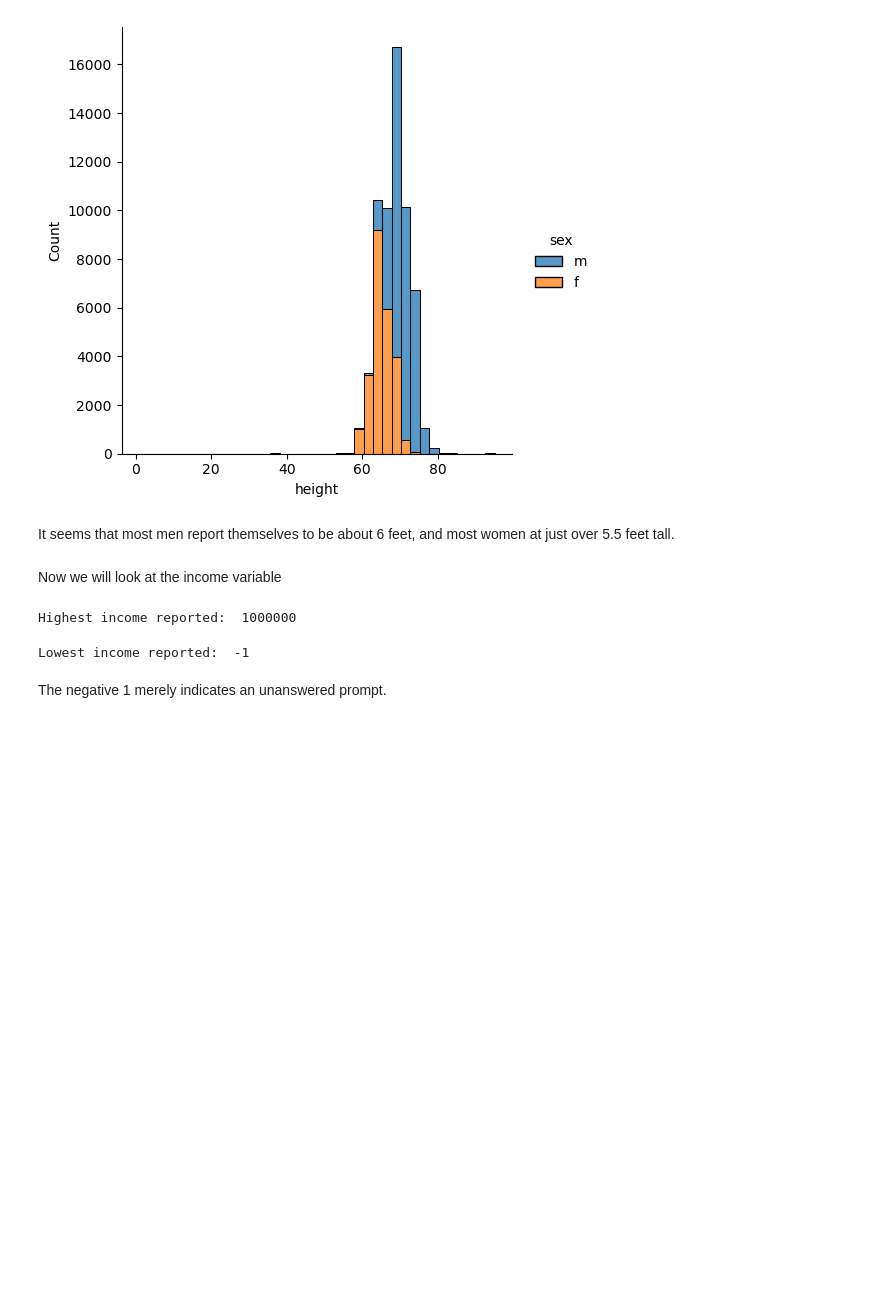
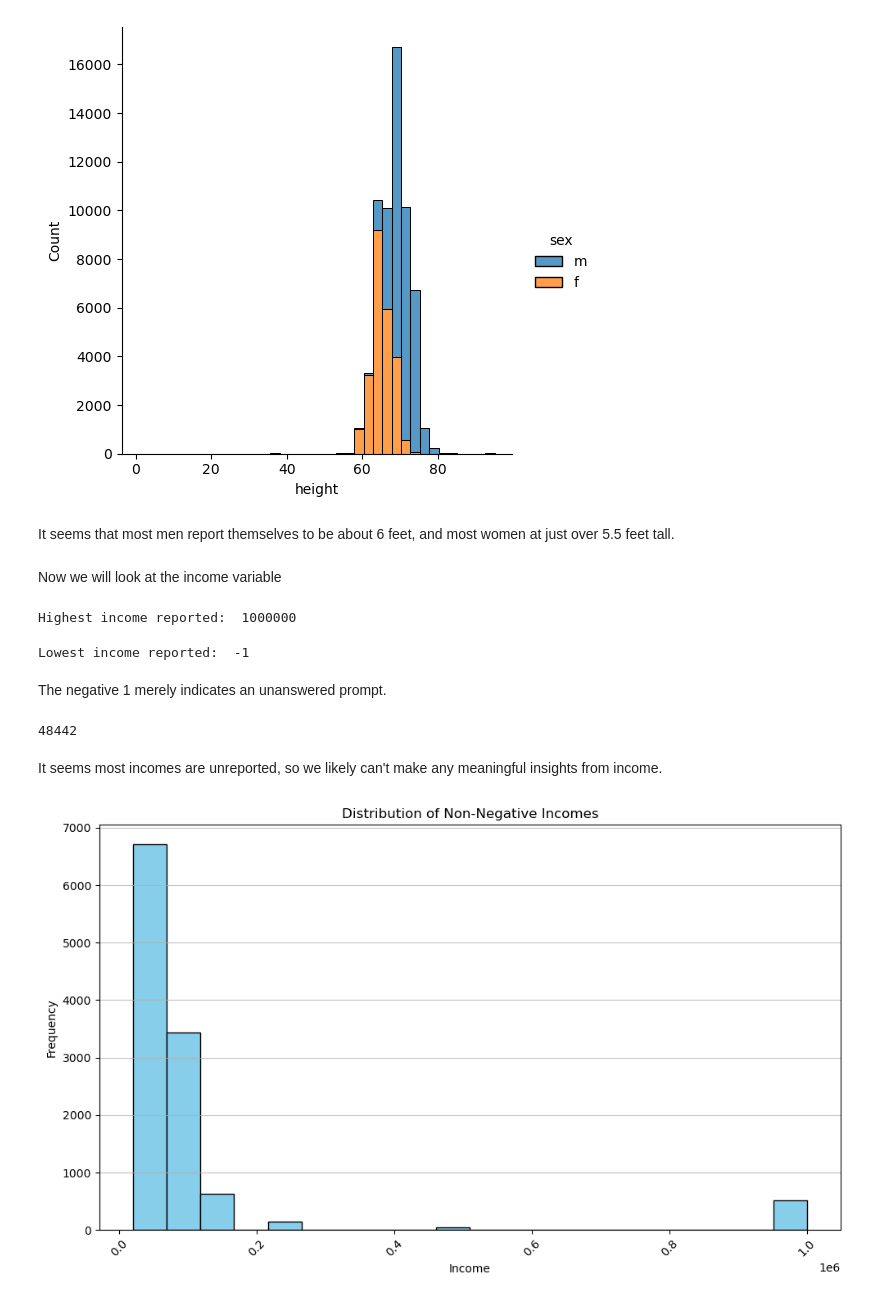
Before and after one commit to Kyloni417/OkCupid-Date-a-Scientist, a Jupyter notebook: date-a-scientist.ipynb, the cells around one changed output. Cells and saved outputs as stored; diff of their text form; code cells hidden in the pictures; blank space fills up the shorter version.

Commit message:
Distribution of incomes that are non-negative

```diff
--- a/date-a-scientist.ipynb
+++ b/date-a-scientist.ipynb
@@ -170,3 +170,51 @@ print("Lowest income reported: ", min(profiles.income))
 Lowest income reported:  -1
 # %% [markdown]
 The negative 1 merely indicates an unanswered prompt.
+# %%
+print((profiles.income==-1).sum())
+# %% [output]
+48442
+# %% [markdown]
+It seems most incomes are unreported, so we likely can't make any meaningful insights from income.
+# %%
+import pandas as pd
+import matplotlib.pyplot as plt
+
+def filter_positive_incomes(profiles: pd.DataFrame) -> pd.Series:
+    """
+    Filters the incomes from the profiles DataFrame that are not negative.
+
+    Args:
+    profiles (pd.DataFrame): A DataFrame containing profile data, including an 'income' column.
+
+    Returns:
+    pd.Series: A Series containing only the non-negative incomes.
+    """
+    return profiles.loc[profiles['income'] >= 0, 'income']
+
+def plot_positive_incomes(profiles: pd.DataFrame) -> None:
+    """
+    Plots a histogram of non-negative incomes from the profiles DataFrame.
+
+    Args:
+    profiles (pd.DataFrame): A DataFrame containing profile data, including an 'income' column.
+    """
+    positive_incomes = filter_positive_incomes(profiles)
+
+    plt.figure(figsize=(10, 6))
+    plt.hist(positive_incomes, bins=20, color='skyblue', edgecolor='black')
+    plt.title('Distribution of Non-Negative Incomes')
+    plt.xlabel('Income')
+    plt.ylabel('Frequency')
+    plt.grid(axis='y', alpha=0.75)
+    plt.xticks(rotation=45)
+    plt.tight_layout()
+    plt.show()
+
+# Example usage
+# Assuming 'profiles' is a DataFrame defined elsewhere with an 'income' column
+# plot_positive_incomes(profiles)
+# %%
+plot_positive_incomes(profiles)
+# %% [output]
+[figure, added]
```
